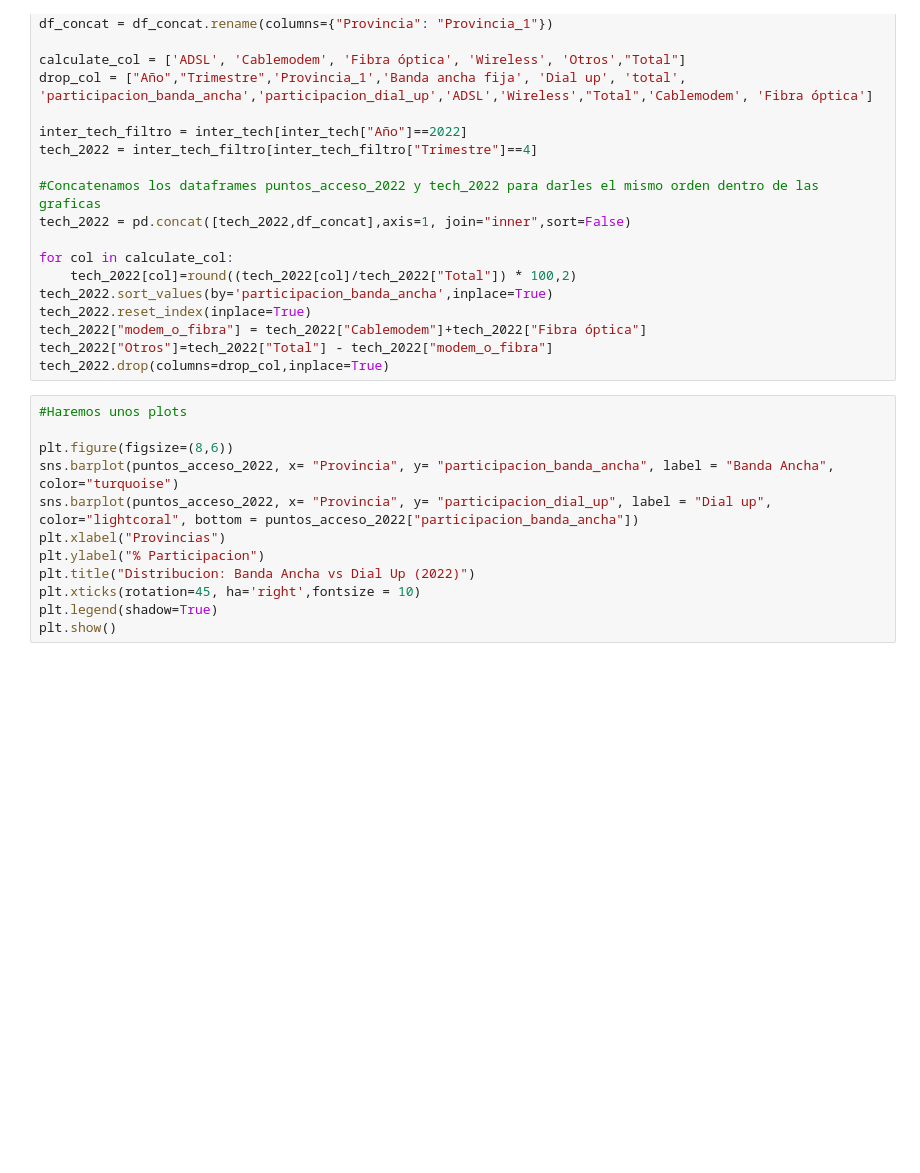
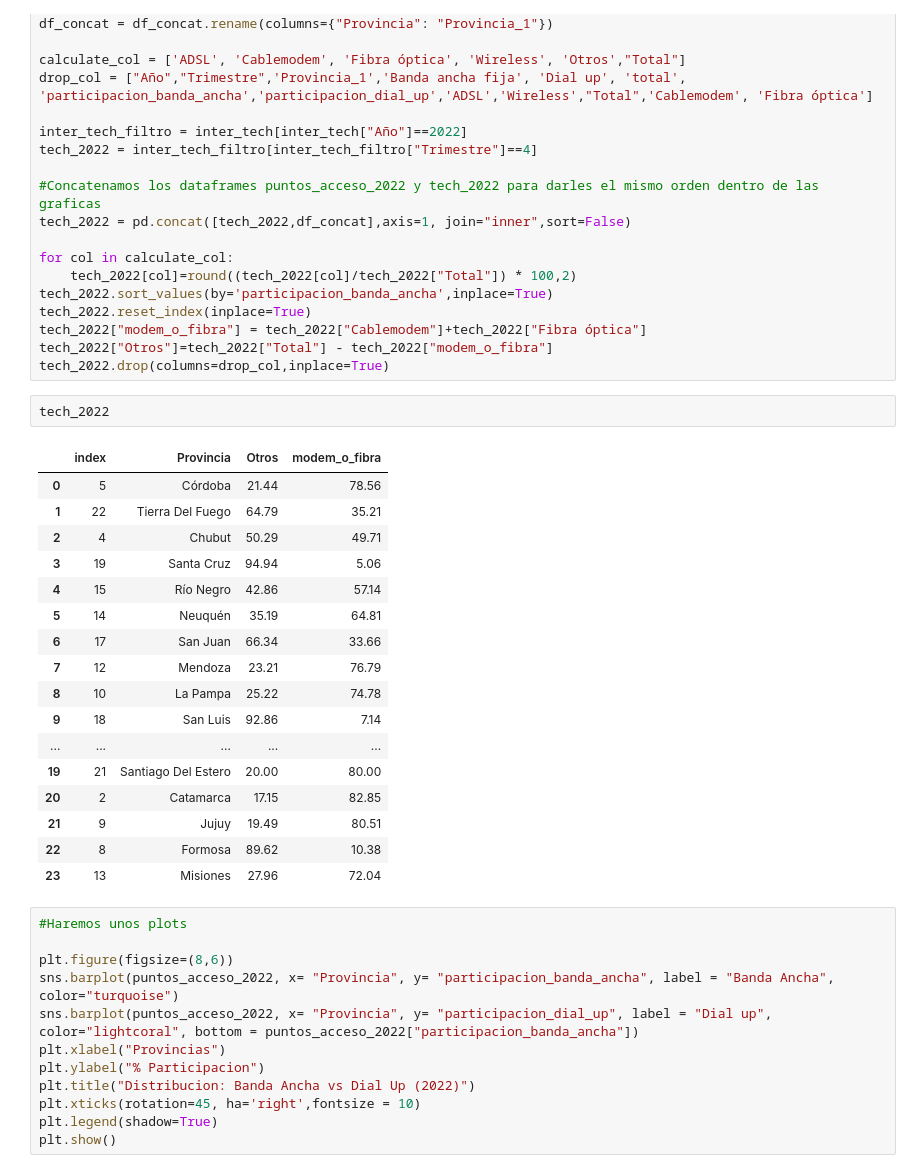
Before and after one commit to a1ternocles/Henry-Analytics, a Jupyter notebook: henry_analytics/eda_conectividades_tech.ipynb, the cells around one changed output. Drawn from its saved outputs; the diff is of its cells as text; blank space fills up the shorter version.

```diff
--- a/henry_analytics/eda_conectividades_tech.ipynb
+++ b/henry_analytics/eda_conectividades_tech.ipynb
@@ -98,6 +114,26 @@ tech_2022.reset_index(inplace=True)
 tech_2022["modem_o_fibra"] = tech_2022["Cablemodem"]+tech_2022["Fibra óptica"]
 tech_2022["Otros"]=tech_2022["Total"] - tech_2022["modem_o_fibra"]
 tech_2022.drop(columns=drop_col,inplace=True)
+# %%
+tech_2022
+# %% [output]
+|  | index | Provincia | Otros | modem_o_fibra |
+| 0 | 5 | Córdoba | 21.44 | 78.56 |
+| 1 | 22 | Tierra Del Fuego | 64.79 | 35.21 |
+| 2 | 4 | Chubut | 50.29 | 49.71 |
+| 3 | 19 | Santa Cruz | 94.94 | 5.06 |
+| 4 | 15 | Río Negro | 42.86 | 57.14 |
+| 5 | 14 | Neuquén | 35.19 | 64.81 |
+| 6 | 17 | San Juan | 66.34 | 33.66 |
+| 7 | 12 | Mendoza | 23.21 | 76.79 |
+| 8 | 10 | La Pampa | 25.22 | 74.78 |
+| 9 | 18 | San Luis | 92.86 | 7.14 |
+| ... | ... | ... | ... | ... |
+| 19 | 21 | Santiago Del Estero | 20.00 | 80.00 |
+| 20 | 2 | Catamarca | 17.15 | 82.85 |
+| 21 | 9 | Jujuy | 19.49 | 80.51 |
+| 22 | 8 | Formosa | 89.62 | 10.38 |
+| 23 | 13 | Misiones | 27.96 | 72.04 |
 # %%
 #Haremos unos plots
 
```
Also changed, not shown: parts of 2 cells of this notebook, 5 other files.
